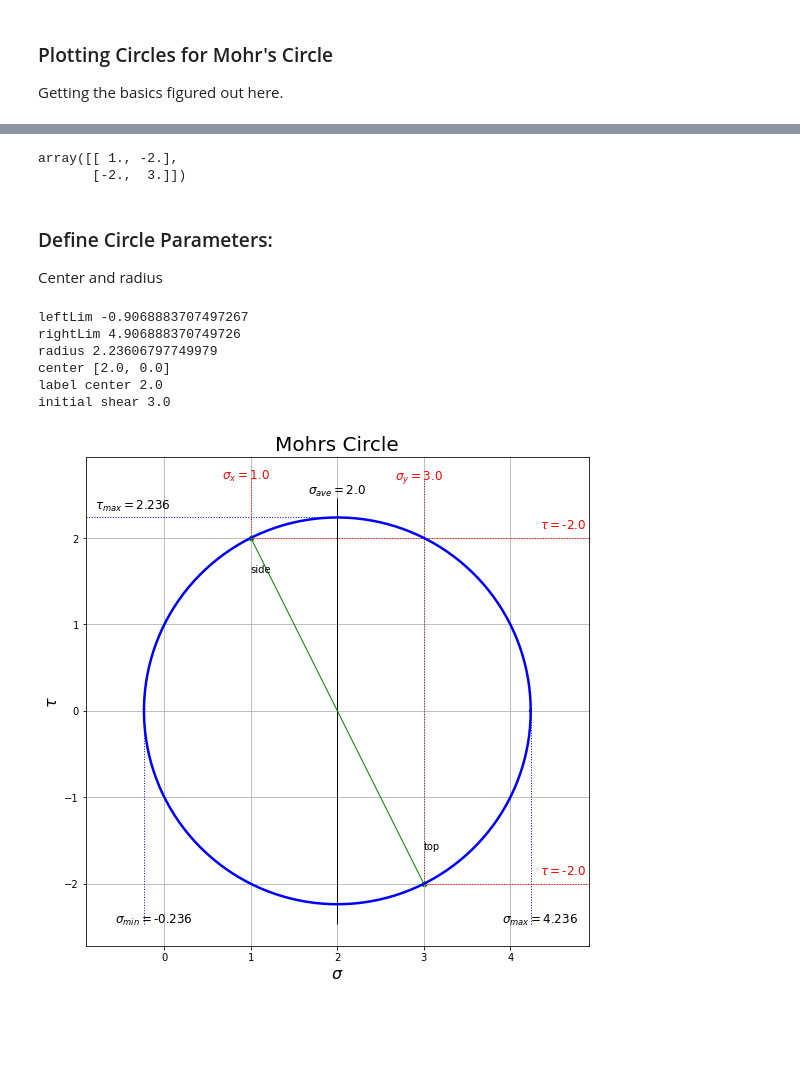
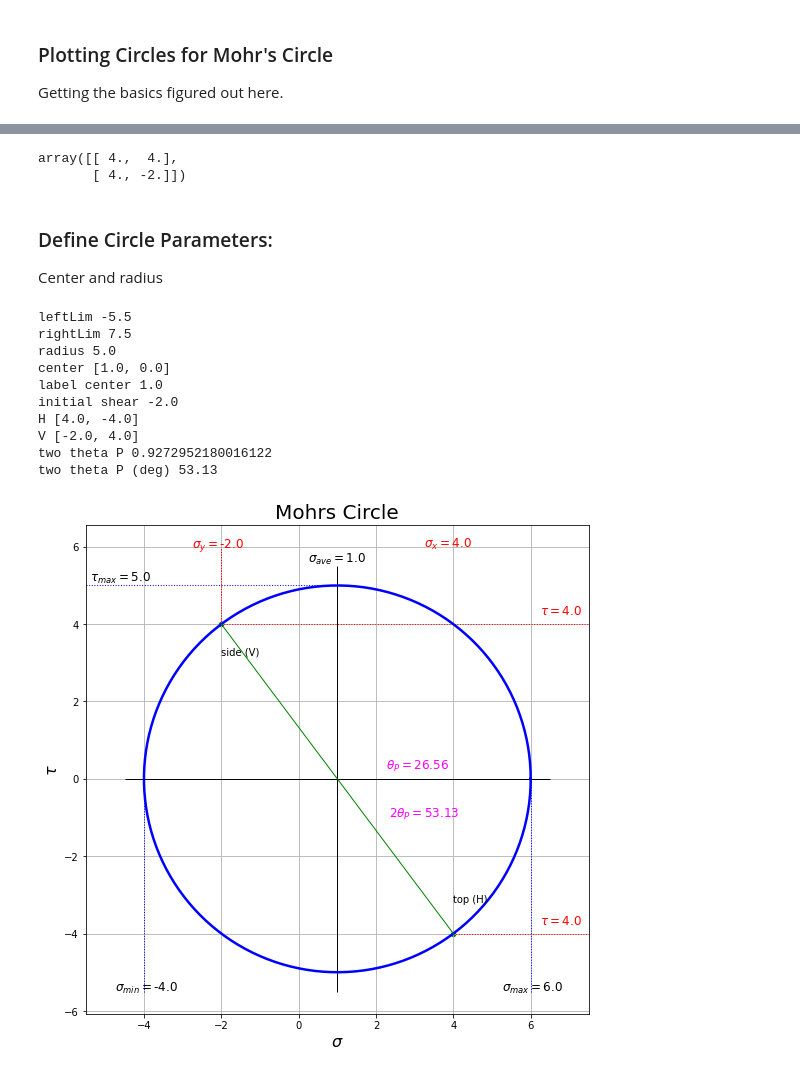
Before and after one commit to smithrockmaker/ENGR213, a Jupyter notebook: Applications/PlotCircle.ipynb, the cells around one changed output, grey strips where cells are left out. Saved outputs shown, nothing was run; the diff lists cells and outputs as text; code cells hidden in the pictures; blank space fills up the shorter version.

```diff
--- a/Applications/PlotCircle.ipynb
+++ b/Applications/PlotCircle.ipynb
@@ -50,24 +21,25 @@ $$\large \begin{matrix}\sigma_H & \tau_H \\ -\tau_V & \sigma_V\end{matrix} = \be
 # %%
 """Plot Mohr circle for a 2D tensor"""
-S = np.array([[1., -2.0],[-2.0, 3.]])
-S11 = S[0,0]
-S12 = S[0,1]
-S21 = S[1,0]
-S22 = S[1,1]
+S = np.array([[4., 4.0],[4.0, -2.]])
+S11 = S[0,0] # sigma xx
+S12 = S[0,1] # tau xy
+S21 = S[1,0] # - tau xy
+S22 = S[1,1] # sigma yy
 S
 # %% [output]
-array([[ 1., -2.],
-       [-2.,  3.]])
+array([[ 4.,  4.],
+       [ 4., -2.]])
 # %% [markdown]
 ### Define Circle Parameters:
 
 Center and radius
 # %%
+# linear array of angle for plotting - NOT plane angles
 angle = np.linspace( 0 , 2 * np.pi , 150 )
 center = [(S11 + S22)/2.0, 0.0]
 radius = np.sqrt((S11 - S22)**2/4.0 + S12**2)
 circleX = center[0] + radius * np.cos( angle )
-circleY = center[1] + radius * np.sin( angle )
+circleY = center[1] + radius * np.sin( angle ) \
 
 # Sort out plotting limits
 circleXmin = center[0] - radius
@@ -89,10 +61,17 @@ else:
 
 # End points of line on Mohrs Circle
 pointSize = 20. # set possible size of point on plot
-pointH = [S11, -S21]
-pointV = [S22, S12]
-endX = [pointH[0], pointV[0]]
-endY = [pointH[1], pointV[1]]
+pointH = [S11, -S21] # right side of stress cube
+pointV = [S22, S12] # top of stress cube
+endX = [pointV[0], pointH[0]]
+endY = [pointV[1], pointH[1]]
+circleVpt = [pointV[0]-center[0], pointV[1]]
+circleHpt = [pointH[0]-center[0], pointH[1]]
+
+# angles on Mohr's circle
+twoThetaP = np.arctan(S11/(pointH[0]-center[0]))
+twoThetaPdeg = round((180./np.pi)*twoThetaP,3)
+ThetaPdeg = twoThetaPdeg/2.
 
 # develop label strings
 labelCenter = str(round(center[0],3))
@@ -104,6 +83,8 @@ labelInitNy = str(round(pointV[0],3))
 labelMaxShear = str(round(radius,3))
 labelMaxNormal = str(round(center[0]+radius,3))
 labelMinNormal = str(round(center[0]-radius,3))
+labeltwoThetaP = str(round(twoThetaPdeg,2))
+labelThetaP = str(round(ThetaPdeg,2))
 
 # debug tools
 print('leftLim', leftLim)
@@ -112,13 +93,23 @@ print('radius', radius)
 print('center', center)
 print('label center', labelCenter)
 print('initial shear', pointV[0])
+print('H', pointH)
+print('V', pointV)
+print('H in circle', circleHpt)
+print('V', pointV)
+print('two theta P', twoThetaP)
+print('two theta P (deg)', twoThetaPdeg)
 # %% [output]
-leftLim -0.9068883707497267
-rightLim 4.906888370749726
-radius 2.23606797749979
-center [2.0, 0.0]
-label center 2.0
-initial shear 3.0
+leftLim -5.5
+rightLim 7.5
+radius 5.0
+center [1.0, 0.0]
+label center 1.0
+initial shear -2.0
+H [4.0, -4.0]
+V [-2.0, 4.0]
+two theta P 0.9272952180016122
+two theta P (deg) 53.13
 # %%
 fig1, ax1 = plt.subplots()
 ax1.plot(circleX, circleY, color = 'blue', linewidth = 2.5)
@@ -141,6 +132,10 @@ ax1.set_aspect('equal') # set aspect ratio so circle looks like a cirle - cool!
 ax1.vlines(center[0], -1.1*radius, +1.1*radius,
          color = 'black', linestyle = '-',
          linewidth = 1. , label = "average normal stress")
+ax1.hlines(0, center[0]-1.1*radius, center[0]+1.1*radius,
+         color = 'black', linestyle = '-',
+         linewidth = 1. , label = "0 shear")
+
 # max shear stress
 ax1.hlines(radius, leftLim, center[0],
          color = 'blue', linestyle = ':',
@@ -163,38 +158,42 @@ ax1.hlines(pointH[1], pointH[0], rightLim,
 ax1.vlines(pointV[0], pointV[1], 1.2*radius,
          color = 'red', linestyle = ':',
          linewidth = 1. , label = "shear stress")
-ax1.vlines(pointH[0], pointH[1], 1.2*radius,
+ax1.vlines(pointV[0], pointV[1], 1.2*radius,
          color = 'red', linestyle = ':',
          linewidth = 1. , label = "shear stress")
 
 # Labels for various important points.
 # Starting with those points that don't shift
 plt.text(center[0]-(0.15*radius), 1.12*radius, r"$\sigma_{ave} = $"+labelCenter, fontsize= 12.)
 plt.text(leftLim+.1, radius+.1, r"$\tau_{max} = $"+labelMaxShear, fontsize= 12.)
 plt.text(center[0]+radius-(0.15*radius), -1.1*radius, r"$\sigma_{max} = $"+labelMaxNormal, fontsize= 12.)
 plt.text(center[0]-radius-(0.15*radius), -1.1*radius, r"$\sigma_{min} = $"+labelMinNormal, fontsize= 12.)
 # starting stress state
 plt.text(center[0]+radius+(0.05*radius), pointV[1]+(0.05*radius), r"$\tau = $"+labelInitShear, fontsize= 12., color='red')
 plt.text(center[0]+radius+(0.05*radius), pointH[1]+(0.05*radius), r"$\tau = $"+labelInitShear, fontsize= 12., color='red')
 plt.text(pointV[0]-(0.15*radius), 1.2*radius, r"$\sigma_{y} = $"+labelInitNy, fontsize= 12., color='red')
 plt.text(pointH[0]-(0.15*radius), 1.2*radius, r"$\sigma_{x} = $"+labelInitNx, fontsize= 12., color='red')
 
+# principle axes and rotation
+plt.text(center[0]+radius/4, 0.05*radius, r"$\theta_{P} = $"+labelThetaP, fontsize= 12., color='magenta')
+plt.text(center[0]+S11/3, 0.25*pointH[1], r"$2\theta_{P} = $"+labeltwoThetaP, fontsize= 12., color='magenta')
+
 # ..moving to those that depend on where V and H are located
 #plt.text(leftLim+.1, radius+.1, r"$\tau_{max} = $"+labelMax, fontsize= 12.)
 
 
 setSm = 0.8
 setLg = 1.1
-plt.text(pointH[0], setSm*pointH[1], "side", fontsize= 10.)
-plt.text(pointV[0], setSm*pointV[1], "top", fontsize= 10.)
+plt.text(pointV[0], setSm*pointV[1], "side (V)", fontsize= 10.)
+plt.text(pointH[0], setSm*pointH[1], "top (H)", fontsize= 10.)
 
 fig1.set_size_inches(10, 9)
 ax1.grid()
 
 #plt.legend(loc= 2)
 plt.show()
 
 #print('label', offsetEnds*pointH[0])
 #print('Hx', pointH[0])
 # %% [output]
-[figure, old version]
+[figure, new version]
```
Also changed, not shown: parts of 2 cells of this notebook, 1 other file.
